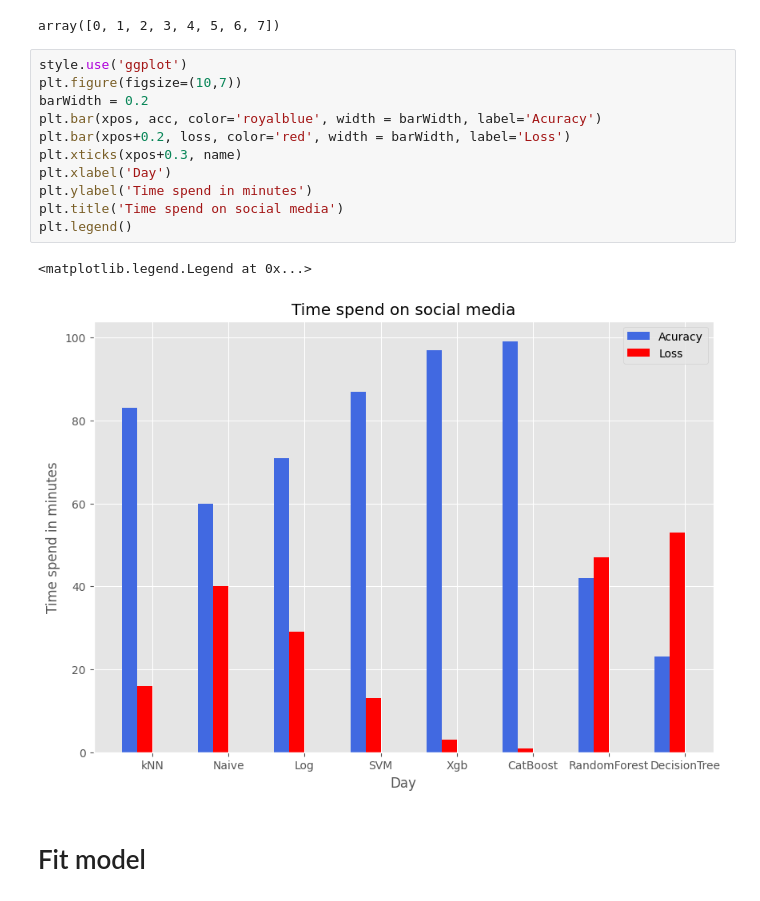
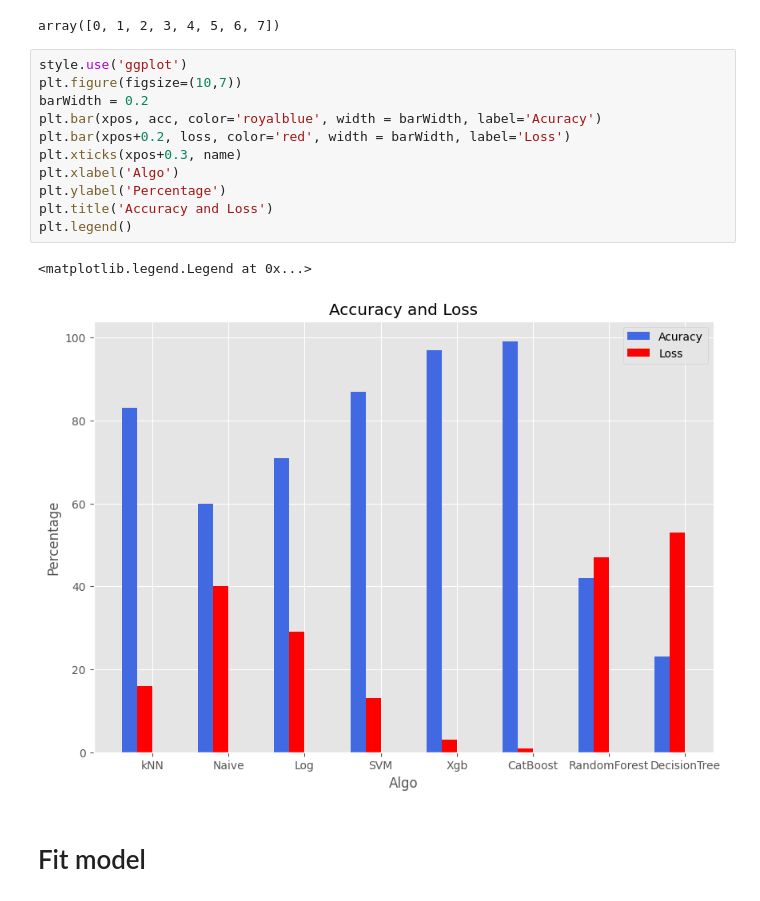
Before and after one commit to NaveenPradhaph/Scholarship-Prediction, a Jupyter notebook: final.ipynb, the cells around one changed output. Drawn from its saved outputs; the diff is of its cells as text.

```diff
--- a/final.ipynb
+++ b/final.ipynb
@@ -339,17 +339,17 @@ array([0, 1, 2, 3, 4, 5, 6, 7])
 # %%
 style.use('ggplot')
 plt.figure(figsize=(10,7))
 barWidth = 0.2
 plt.bar(xpos, acc, color='royalblue', width = barWidth, label='Acuracy')
 plt.bar(xpos+0.2, loss, color='red', width = barWidth, label='Loss')
 plt.xticks(xpos+0.3, name)
-plt.xlabel('Day')
-plt.ylabel('Time spend in minutes')
-plt.title('Time spend on social media')
+plt.xlabel('Algo')
+plt.ylabel('Percentage')
+plt.title('Accuracy and Loss')
 plt.legend()
 # %% [output]
 <matplotlib.legend.Legend at 0x...>
-[figure, old version]
+[figure, new version]
 # %% [markdown]
 # Fit model
 # %%
```
